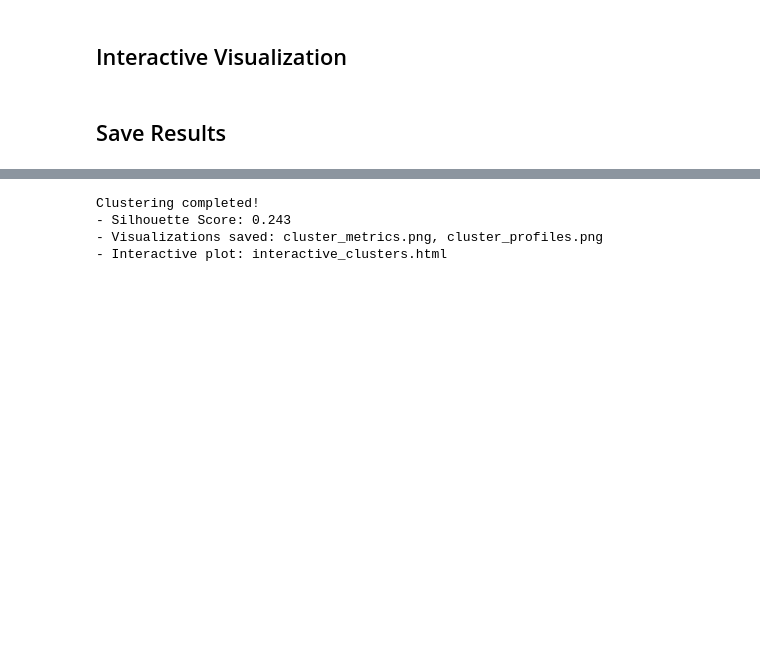
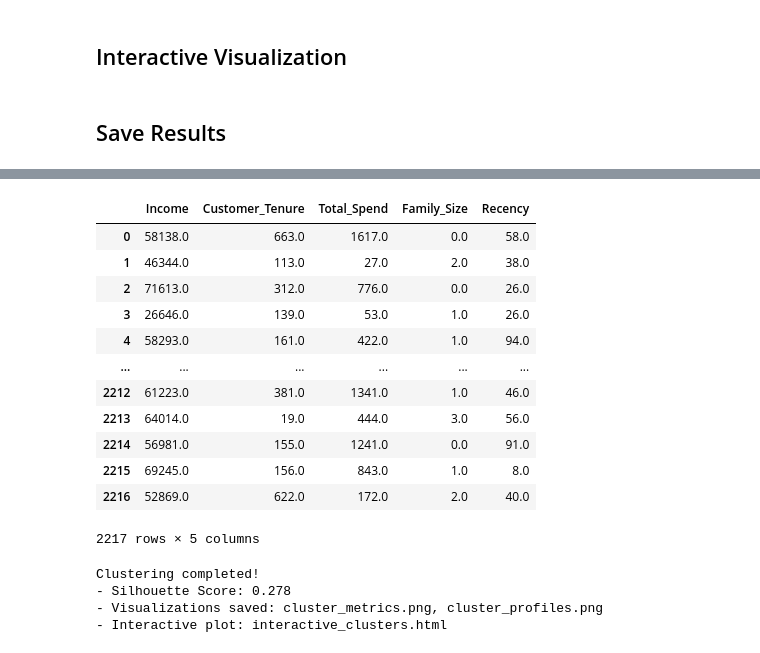
Before and after one commit to nttugit/customer-segmentation-draft, a Jupyter notebook: phase_3.ipynb, the cells around one changed output, grey strips where cells are left out. Drawn from its saved outputs; the diff is of its cells as text; code cells hidden in the pictures; blank space fills up the shorter version.

```diff
--- a/phase_3.ipynb
+++ b/phase_3.ipynb
@@ -110,3 +170,26 @@ fig.write_html('interactive_clusters.html')
+# %%
+# Note:
+# After clustering, inverse-transform scaled values to generate proper clsuter descriptions
+import joblib
+scaler = joblib.load('scaler.joblib')  # Load from disk
+numerical_features = ['Income', 'Customer_Tenure', 'Total_Spend', 'Family_Size', 'Recency']
+df[numerical_features] = scaler.inverse_transform(df[numerical_features])
+# %%
+df[numerical_features]
+# %% [output]
+|  | Income | Customer_Tenure | Total_Spend | Family_Size | Recency |
+| 0 | 58138.0 | 663.0 | 1617.0 | 0.0 | 58.0 |
+| 1 | 46344.0 | 113.0 | 27.0 | 2.0 | 38.0 |
+| 2 | 71613.0 | 312.0 | 776.0 | 0.0 | 26.0 |
+| 3 | 26646.0 | 139.0 | 53.0 | 1.0 | 26.0 |
+| 4 | 58293.0 | 161.0 | 422.0 | 1.0 | 94.0 |
+| ... | ... | ... | ... | ... | ... |
+| 2212 | 61223.0 | 381.0 | 1341.0 | 1.0 | 46.0 |
+| 2213 | 64014.0 | 19.0 | 444.0 | 3.0 | 56.0 |
+| 2214 | 56981.0 | 155.0 | 1241.0 | 0.0 | 91.0 |
+| 2215 | 69245.0 | 156.0 | 843.0 | 1.0 | 8.0 |
+| 2216 | 52869.0 | 622.0 | 172.0 | 2.0 | 40.0 |
+2217 rows × 5 columns
 # %%
 # Save cluster labels
 df.to_csv('clustered_customers.csv', index=False)
@@ -133,6 +216,6 @@ print("- Visualizations saved: cluster_metrics.png, cluster_profiles.png")
 print("- Interactive plot: interactive_clusters.html")
 # %% [output]
 Clustering completed!
-- Silhouette Score: 0.243
+- Silhouette Score: 0.278
 - Visualizations saved: cluster_metrics.png, cluster_profiles.png
 - Interactive plot: interactive_clusters.html
```
Also changed, not shown: parts of 13 cells of this notebook, 30 other files.
